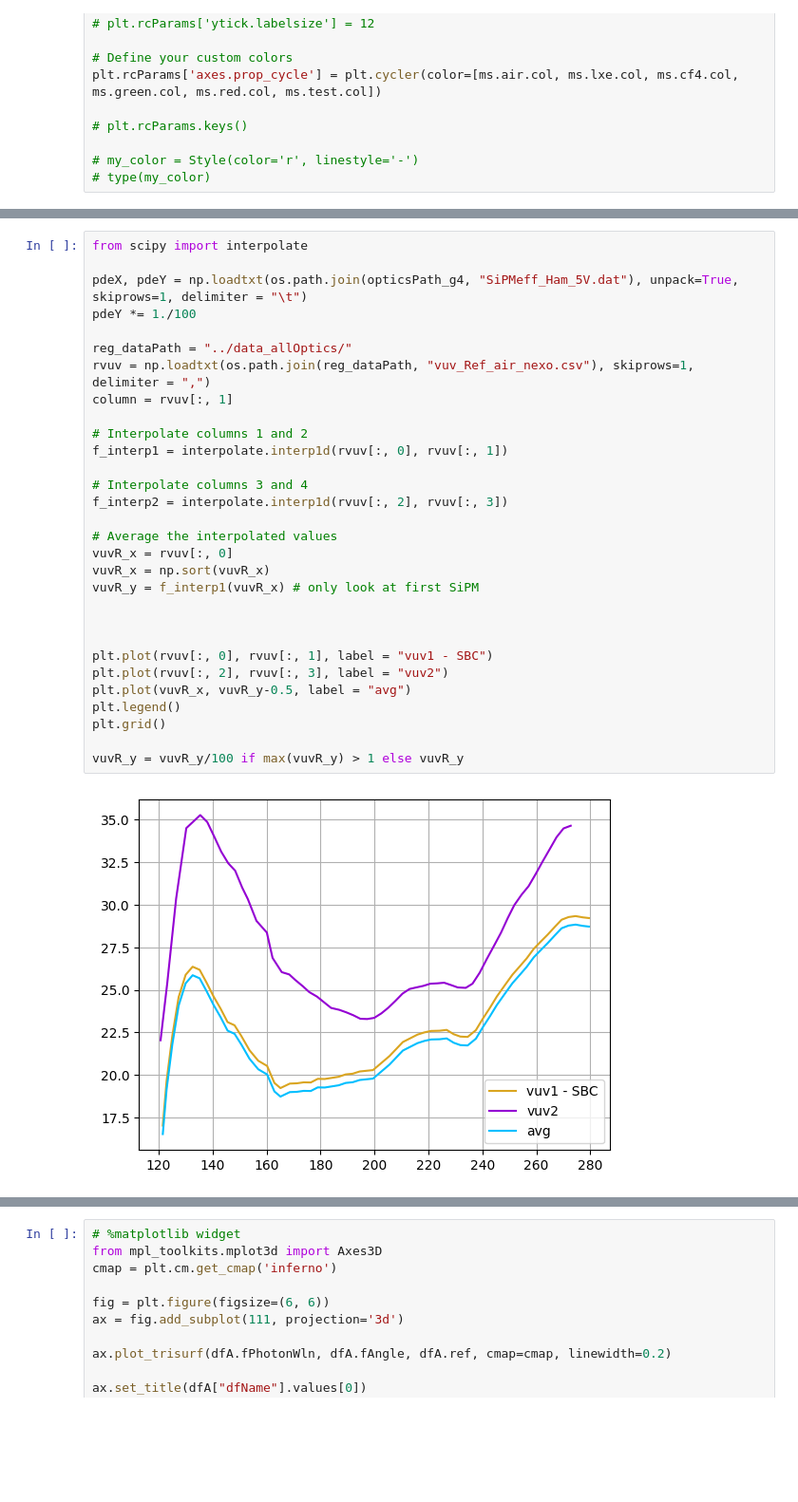
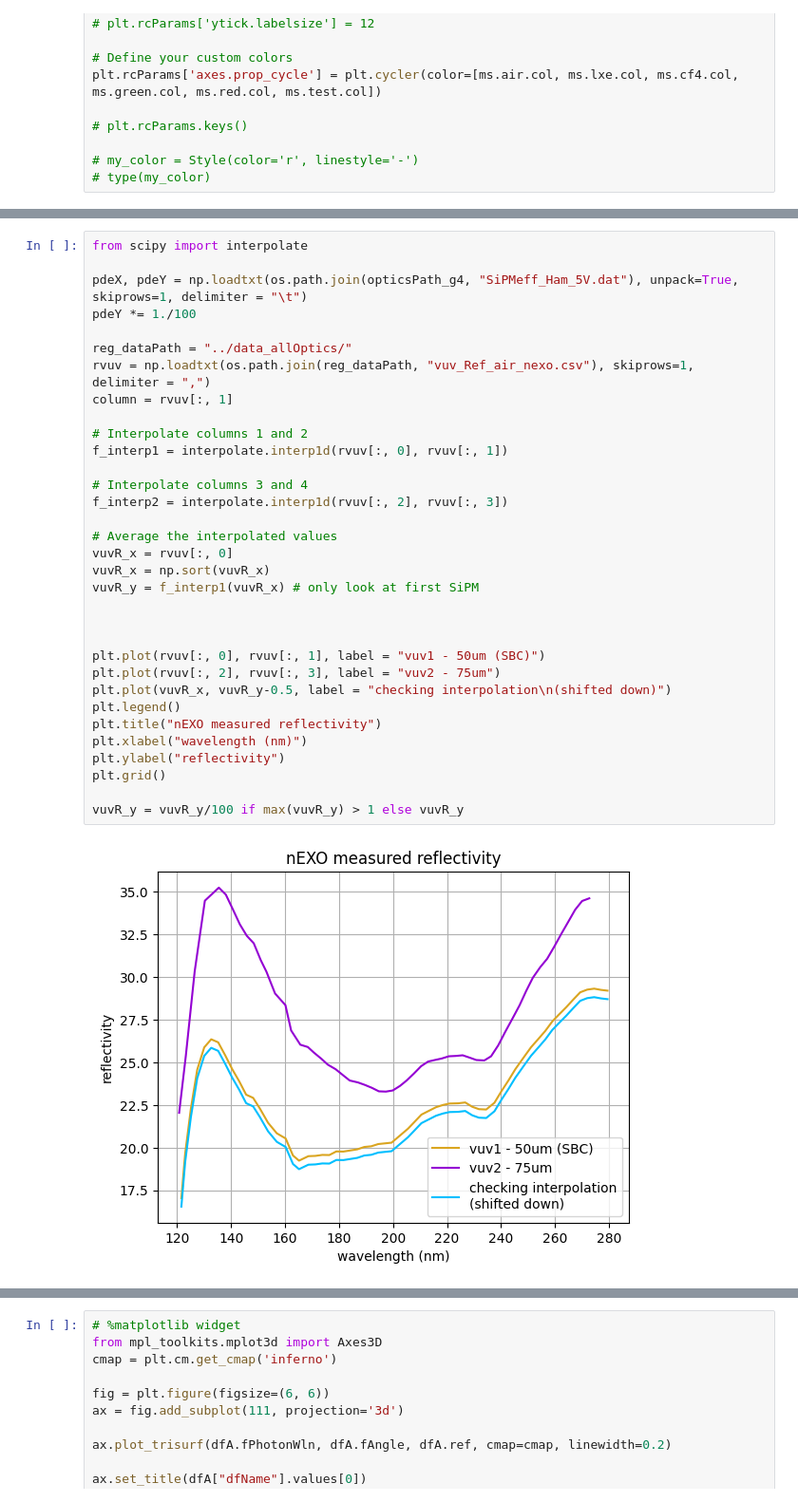
Before and after one commit to austindsc/PDEcorrection_g4_lolx, a Jupyter notebook: pythonScripts/doScaling_restartv35.ipynb, the cells around one changed output, grey strips where cells are left out. Shown at 95% size. Drawn from its saved outputs; the diff is of its cells as text; blank space fills up the shorter version.

```diff
--- a/pythonScripts/doScaling_restartv35.ipynb
+++ b/pythonScripts/doScaling_restartv35.ipynb
@@ -144,35 +147,38 @@ dfC.head(5)
 # %%
 from scipy import interpolate
 
 pdeX, pdeY = np.loadtxt(os.path.join(opticsPath_g4, "SiPMeff_Ham_5V.dat"), unpack=True, skiprows=1, delimiter = "\t")
 pdeY *= 1./100
 
 reg_dataPath = "../data_allOptics/"
 rvuv = np.loadtxt(os.path.join(reg_dataPath, "vuv_Ref_air_nexo.csv"), skiprows=1, delimiter = ",")
 column = rvuv[:, 1]
 
 # Interpolate columns 1 and 2
 f_interp1 = interpolate.interp1d(rvuv[:, 0], rvuv[:, 1])
 
 # Interpolate columns 3 and 4
 f_interp2 = interpolate.interp1d(rvuv[:, 2], rvuv[:, 3])
 
 # Average the interpolated values
 vuvR_x = rvuv[:, 0]
 vuvR_x = np.sort(vuvR_x)
 vuvR_y = f_interp1(vuvR_x) # only look at first SiPM
 
 
 
-plt.plot(rvuv[:, 0], rvuv[:, 1], label = "vuv1 - SBC")
-plt.plot(rvuv[:, 2], rvuv[:, 3], label = "vuv2")
-plt.plot(vuvR_x, vuvR_y-0.5, label = "avg")
+plt.plot(rvuv[:, 0], rvuv[:, 1], label = "vuv1 - 50um (SBC)")
+plt.plot(rvuv[:, 2], rvuv[:, 3], label = "vuv2 - 75um")
+plt.plot(vuvR_x, vuvR_y-0.5, label = "checking interpolation\n(shifted down)")
 plt.legend()
+plt.title("nEXO measured reflectivity")
+plt.xlabel("wavelength (nm)")
+plt.ylabel("reflectivity")
 plt.grid()
 
 vuvR_y = vuvR_y/100 if max(vuvR_y) > 1 else vuvR_y
 # %% [output]
-[figure, old version]
+[figure, new version]
 # %%
 %matplotlib widget
 %matplotlib inline
```
Also changed, not shown: parts of 13 cells of this notebook, 28 other files.
